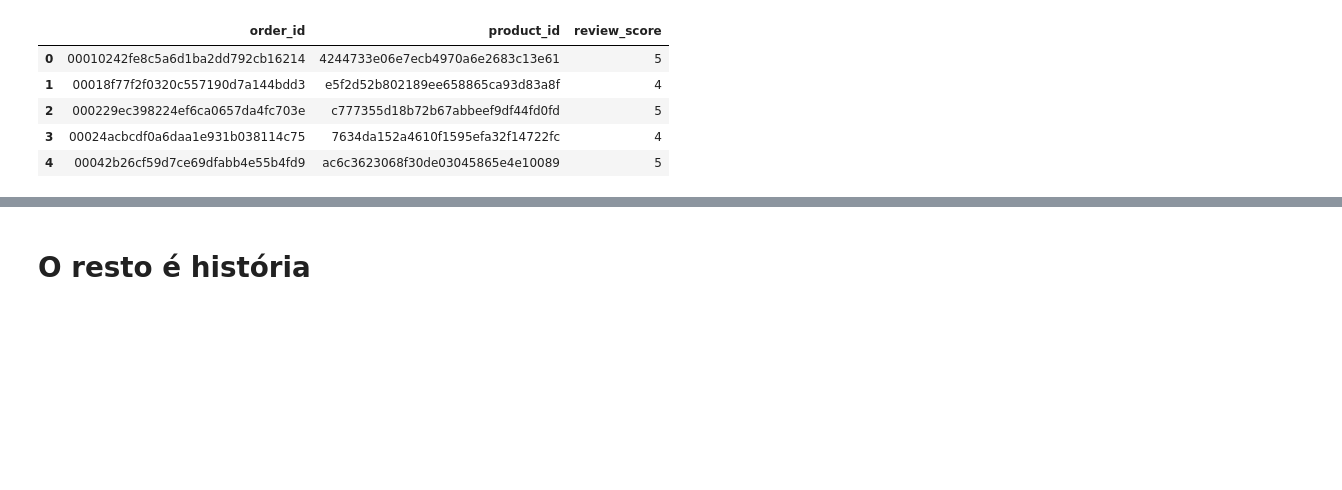
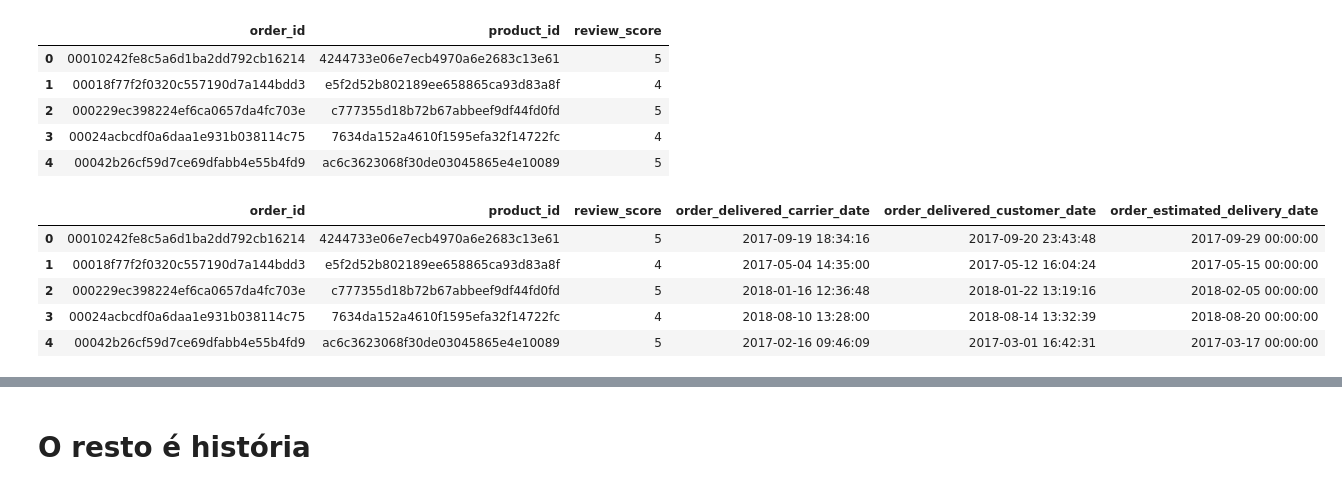
Before and after one commit to Herikc2/Brazilian-E-Commerce-Olist, a Jupyter notebook: docs/main.ipynb, the cells around one changed output, grey strips where cells are left out. Saved outputs shown, nothing was run; the diff lists cells and outputs as text; code cells hidden in the pictures; blank space fills up the shorter version.

```diff
--- a/docs/main.ipynb
+++ b/docs/main.ipynb
@@ -837,3 +837,19 @@ reviewsOrders.head()
 | 2 | 000229ec398224ef6ca0657da4fc703e | c777355d18b72b67abbeef9df44fd0fd | 5 |
 | 3 | 00024acbcdf0a6daa1e931b038114c75 | 7634da152a4610f1595efa32f14722fc | 4 |
 | 4 | 00042b26cf59d7ce69dfabb4e55b4fd9 | ac6c3623068f30de03045865e4e10089 | 5 |
+# %%
+reviewOrdersTime = pd.merge(reviewsOrders, dtOrders, on = 'order_id')
+# %%
+reviewOrdersTime = reviewOrdersTime[reviewOrdersTime['order_status'] == 'delivered']
+# %%
+reviewOrdersTime = reviewOrdersTime[['order_id', 'product_id', 'review_score', 'order_delivered_carrier_date',\
+                                     'order_delivered_customer_date', 'order_estimated_delivery_date']]
+# %%
+reviewOrdersTime.head()
+# %% [output]
+|  | order_id | product_id | review_score | order_delivered_carrier_date | order_delivered_customer_date | order_estimated_delivery_date |
+| 0 | 00010242fe8c5a6d1ba2dd792cb16214 | 4244733e06e7ecb4970a6e2683c13e61 | 5 | 2017-09-19 18:34:16 | 2017-09-20 23:43:48 | 2017-09-29 00:00:00 |
+| 1 | 00018f77f2f0320c557190d7a144bdd3 | e5f2d52b802189ee658865ca93d83a8f | 4 | 2017-05-04 14:35:00 | 2017-05-12 16:04:24 | 2017-05-15 00:00:00 |
+| 2 | 000229ec398224ef6ca0657da4fc703e | c777355d18b72b67abbeef9df44fd0fd | 5 | 2018-01-16 12:36:48 | 2018-01-22 13:19:16 | 2018-02-05 00:00:00 |
+| 3 | 00024acbcdf0a6daa1e931b038114c75 | 7634da152a4610f1595efa32f14722fc | 4 | 2018-08-10 13:28:00 | 2018-08-14 13:32:39 | 2018-08-20 00:00:00 |
+| 4 | 00042b26cf59d7ce69dfabb4e55b4fd9 | ac6c3623068f30de03045865e4e10089 | 5 | 2017-02-16 09:46:09 | 2017-03-01 16:42:31 | 2017-03-17 00:00:00 |
```
Also changed, not shown: parts of 22 cells of this notebook.
